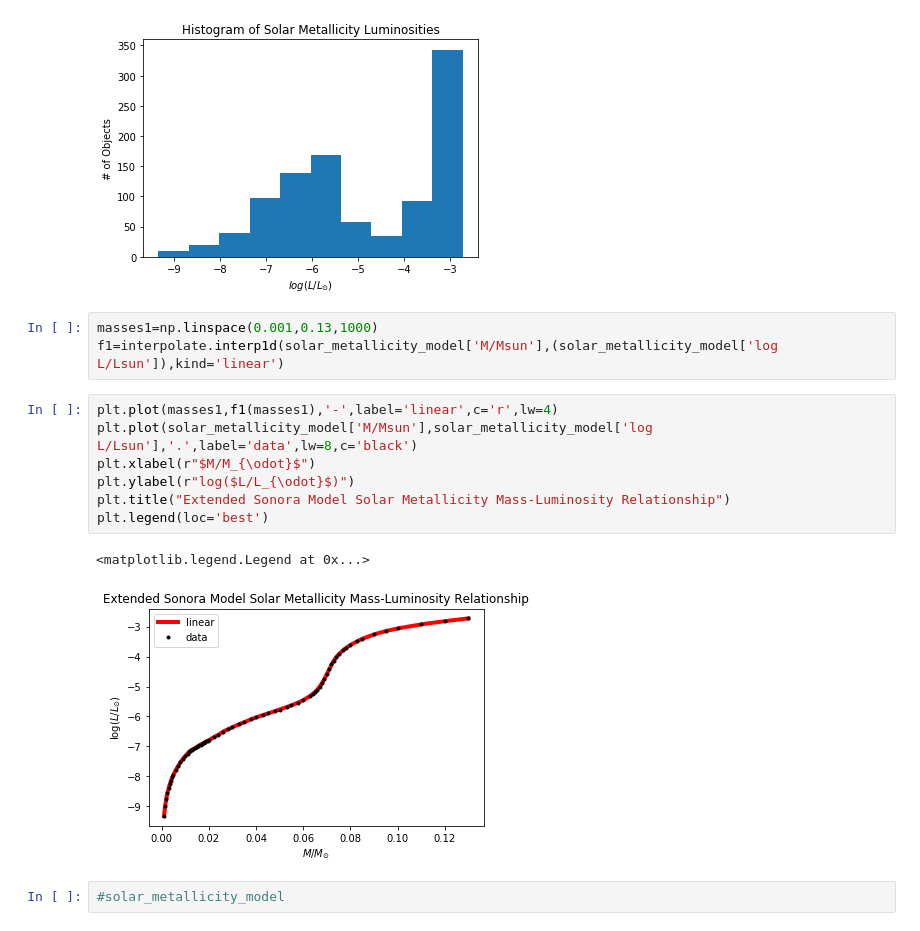
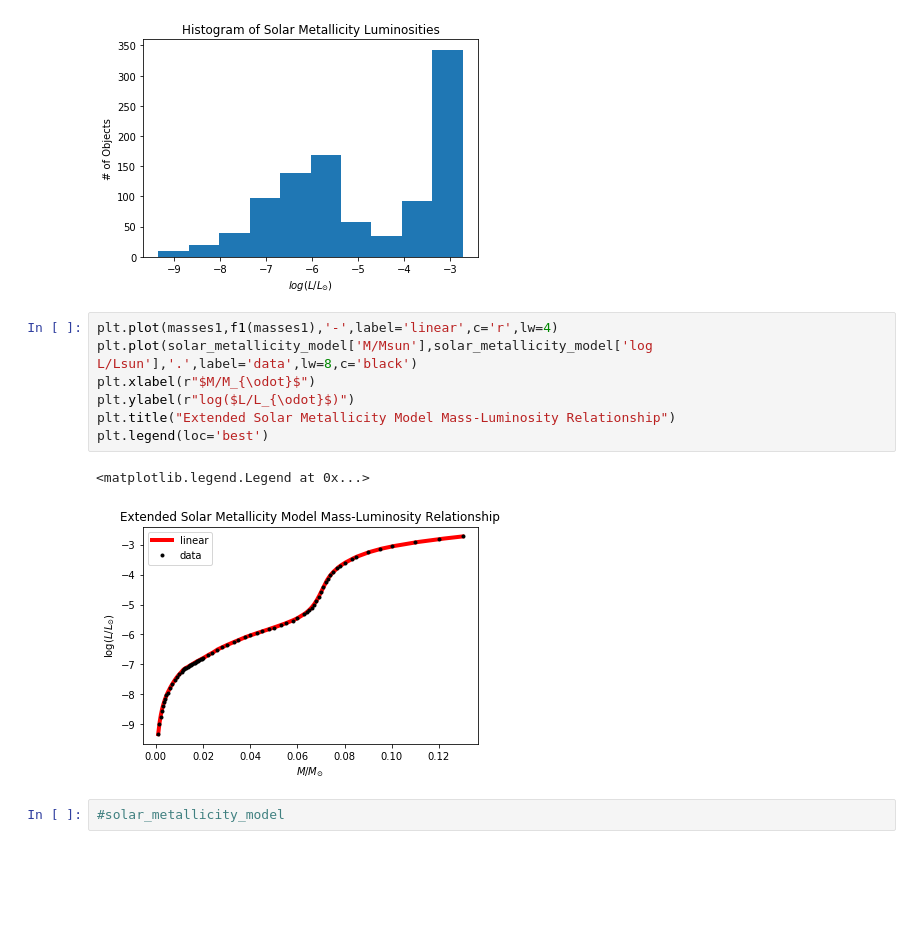
Before and after one commit to dhilligo/BDwarfLumFunction, a Jupyter notebook: GCNS Table Analysis.ipynb, the cells around one changed output. Saved outputs shown, nothing was run; the diff lists cells and outputs as text; blank space fills up the shorter version.

```diff
--- a/GCNS Table Analysis.ipynb
+++ b/GCNS Table Analysis.ipynb
@@ -622,19 +628,16 @@ plt.ylabel("# of Objects")
 # %% [output]
 Text(0, 0.5, '# of Objects')
 [figure]
-# %%
-masses1=np.linspace(0.001,0.13,1000)
-f1=interpolate.interp1d(solar_metallicity_model['M/Msun'],(solar_metallicity_model['log L/Lsun']),kind='linear')
 # %%
 plt.plot(masses1,f1(masses1),'-',label='linear',c='r',lw=4)
 plt.plot(solar_metallicity_model['M/Msun'],solar_metallicity_model['log L/Lsun'],'.',label='data',lw=8,c='black')
 plt.xlabel(r"$M/M_{\odot}$")
 plt.ylabel(r"log($L/L_{\odot}$)")
-plt.title("Extended Sonora Model Solar Metallicity Mass-Luminosity Relationship")
+plt.title("Extended Solar Metallicity Model Mass-Luminosity Relationship")
 plt.legend(loc='best')
 # %% [output]
 <matplotlib.legend.Legend at 0x...>
-[figure, old version]
+[figure, new version]
 # %%
 #solar_metallicity_model
 # %%
```
Also changed, not shown: parts of 15 cells of this notebook.
